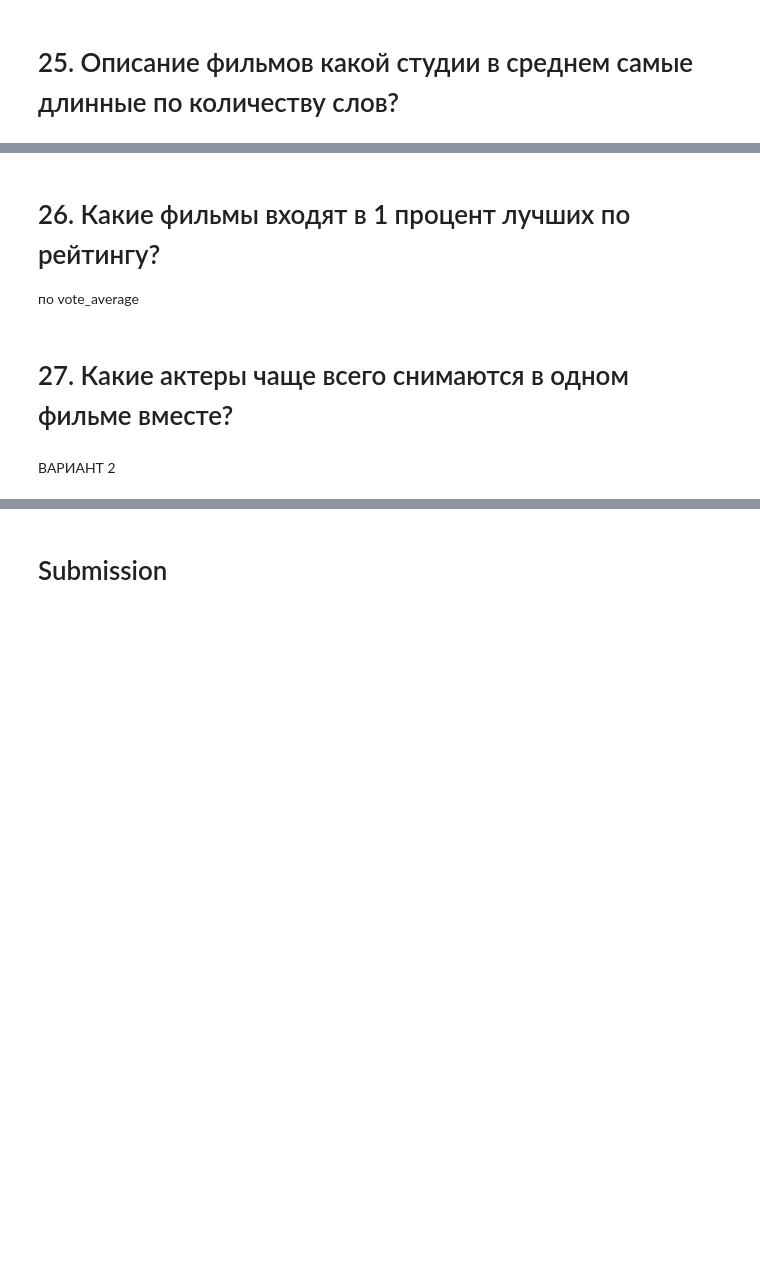
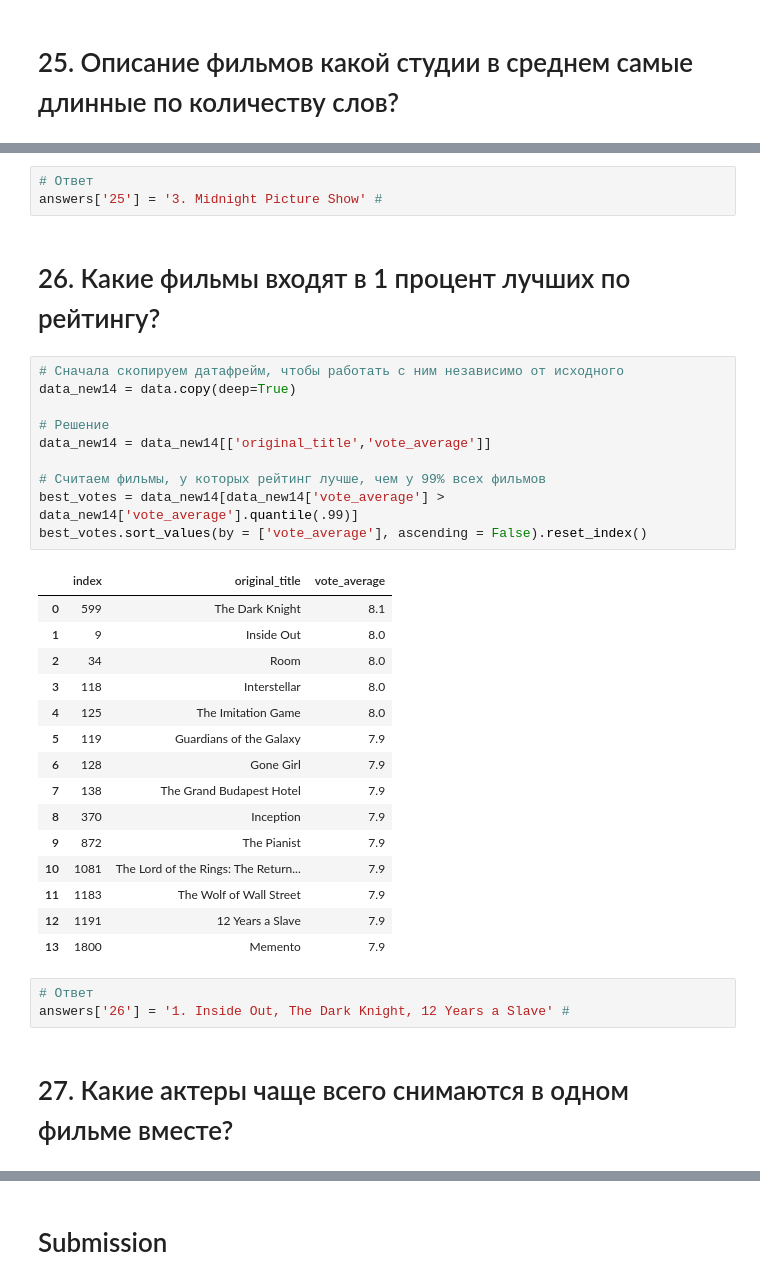
Before and after one commit to OrlovaNY/SF_DS_Course, a Jupyter notebook: FinalProjects/module_1/Movies_IMBD_v4.1_TEMPLATE.ipynb, the cells around one changed output, grey strips where cells are left out. Cells and saved outputs as stored; diff of their text form; blank space fills up the shorter version.

```diff
--- a/FinalProjects/module_1/Movies_IMBD_v4.1_TEMPLATE.ipynb
+++ b/FinalProjects/module_1/Movies_IMBD_v4.1_TEMPLATE.ipynb
@@ -453,7 +497,36 @@ answers['23'] = '5. Peter Jackson' #
+# %%
+# Ответ
+answers['25'] = '3. Midnight Picture Show' #
 # %% [markdown]
 # 26. Какие фильмы входят в 1 процент лучших по рейтингу?
-по vote_average
+# %%
+# Сначала скопируем датафрейм, чтобы работать с ним независимо от исходного
+data_new14 = data.copy(deep=True)
+
+# Решение
+data_new14 = data_new14[['original_title','vote_average']]
+
+# Считаем фильмы, у которых рейтинг лучше, чем у 99% всех фильмов
+best_votes = data_new14[data_new14['vote_average'] > data_new14['vote_average'].quantile(.99)]
+best_votes.sort_values(by = ['vote_average'], ascending = False).reset_index()
+# %% [output]
+|  | index | original_title | vote_average |
+| 0 | 599 | The Dark Knight | 8.1 |
+| 1 | 9 | Inside Out | 8.0 |
+| 2 | 34 | Room | 8.0 |
+| 3 | 118 | Interstellar | 8.0 |
+| 4 | 125 | The Imitation Game | 8.0 |
+| 5 | 119 | Guardians of the Galaxy | 7.9 |
+| 6 | 128 | Gone Girl | 7.9 |
+| 7 | 138 | The Grand Budapest Hotel | 7.9 |
+| 8 | 370 | Inception | 7.9 |
+| 9 | 872 | The Pianist | 7.9 |
+| 10 | 1081 | The Lord of the Rings: The Return... | 7.9 |
+| 11 | 1183 | The Wolf of Wall Street | 7.9 |
+| 12 | 1191 | 12 Years a Slave | 7.9 |
+| 13 | 1800 | Memento | 7.9 |
+# %%
+# Ответ
+answers['26'] = '1. Inside Out, The Dark Knight, 12 Years a Slave' #
 # %% [markdown]
 # 27. Какие актеры чаще всего снимаются в одном фильме вместе?
-# %% [markdown]
-ВАРИАНТ 2
```
Also changed, not shown: parts of 7 cells of this notebook, 1 other file.
